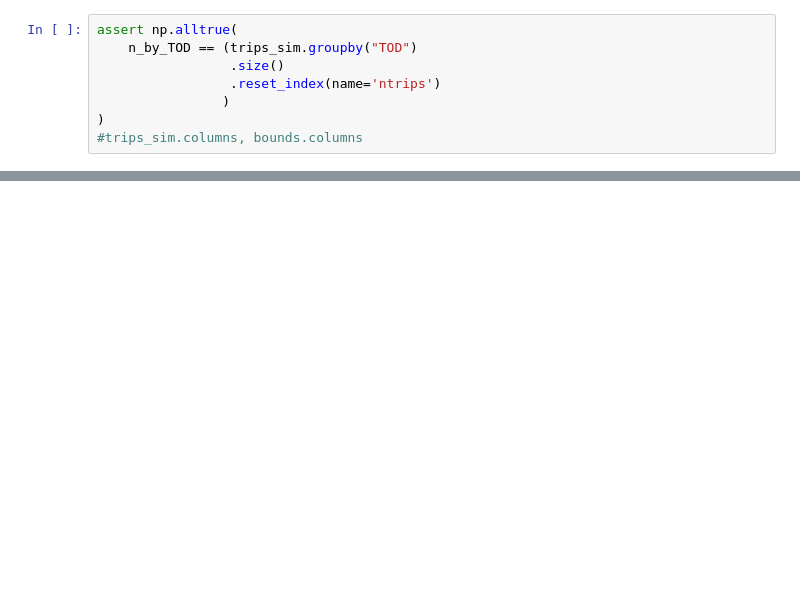
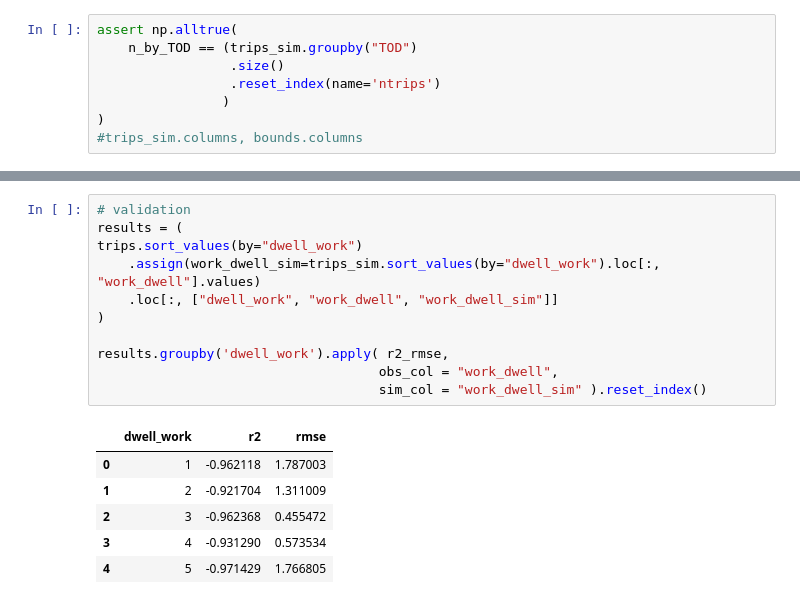
Before and after one commit to ual/activitysynth, a Jupyter notebook: activitysynth/notebooks/fitting_TOD_distributions.ipynb, the cells around one changed output, grey strips where cells are left out. Cells and saved outputs as stored; diff of their text form; blank space fills up the shorter version.

```diff
--- a/activitysynth/notebooks/fitting_TOD_distributions.ipynb
+++ b/activitysynth/notebooks/fitting_TOD_distributions.ipynb
@@ -258 +321,19 @@ trips_sim.join(bounds, on="TOD")
+# %%
+# validation
+results = (
+trips.sort_values(by="dwell_work")
+    .assign(work_dwell_sim=trips_sim.sort_values(by="dwell_work").loc[:, "work_dwell"].values)
+    .loc[:, ["dwell_work", "work_dwell", "work_dwell_sim"]]
+)
+
+results.groupby('dwell_work').apply( r2_rmse,
+                                    obs_col = "work_dwell",
+                                    sim_col = "work_dwell_sim" ).reset_index()
+# %% [output]
+|  | dwell_work | r2 | rmse |
+| 0 | 1 | -0.962118 | 1.787003 |
+| 1 | 2 | -0.921704 | 1.311009 |
+| 2 | 3 | -0.962368 | 0.455472 |
+| 3 | 4 | -0.931290 | 0.573534 |
+| 4 | 5 | -0.971429 | 1.766805 |
 # %%
```
Also changed, not shown: parts of 25 cells of this notebook.
